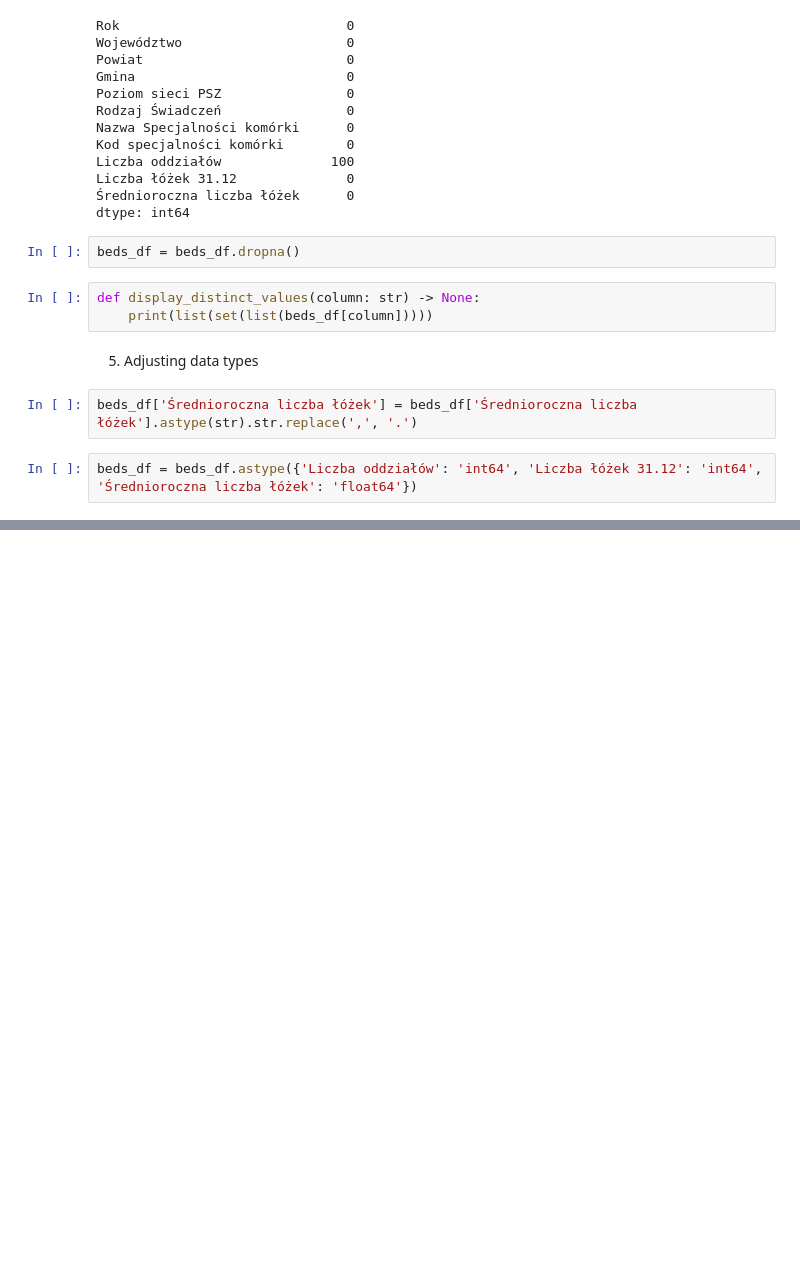
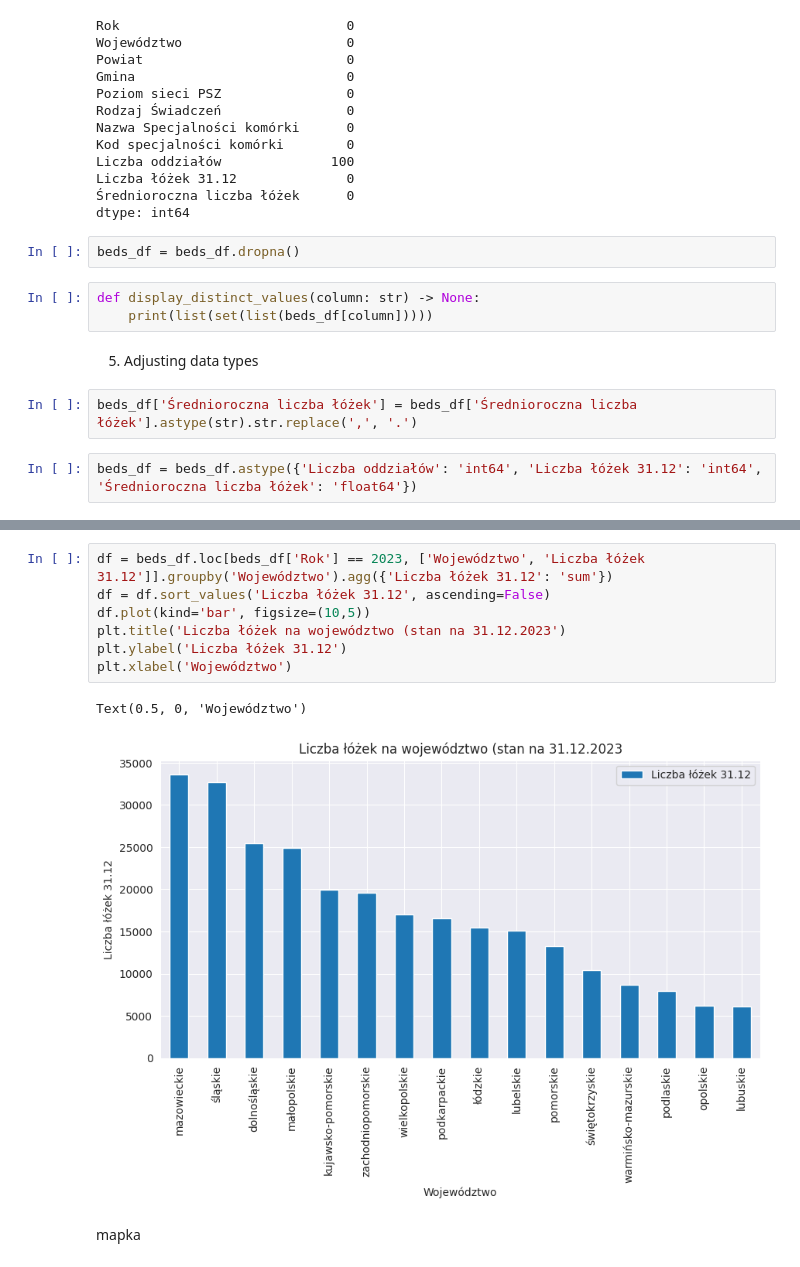
Before and after one commit to wiktorKycia/EDA, a Jupyter notebook: main.ipynb, the cells around one changed output, grey strips where cells are left out. Drawn from its saved outputs; the diff is of its cells as text; blank space fills up the shorter version.

```diff
--- a/main.ipynb
+++ b/main.ipynb
@@ -71,0 +93,12 @@ beds_df
+# %%
+df = beds_df.loc[beds_df['Rok'] == 2023, ['Województwo', 'Liczba łóżek 31.12']].groupby('Województwo').agg({'Liczba łóżek 31.12': 'sum'})
+df = df.sort_values('Liczba łóżek 31.12', ascending=False)
+df.plot(kind='bar', figsize=(10,5))
+plt.title('Liczba łóżek na województwo (stan na 31.12.2023')
+plt.ylabel('Liczba łóżek 31.12')
+plt.xlabel('Województwo')
+# %% [output]
+Text(0.5, 0, 'Województwo')
+[figure, added]
+# %% [markdown]
+mapka
```
Also changed, not shown: parts of 6 cells of this notebook.
